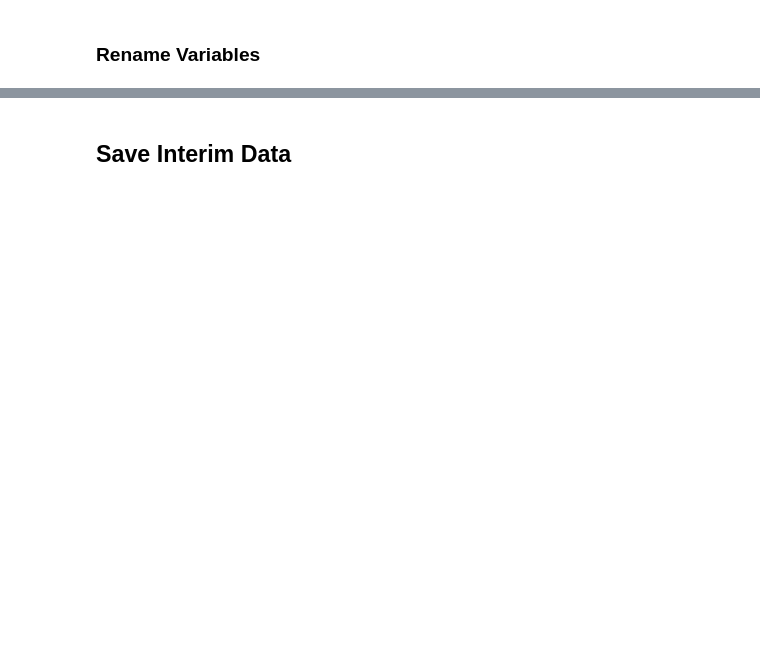
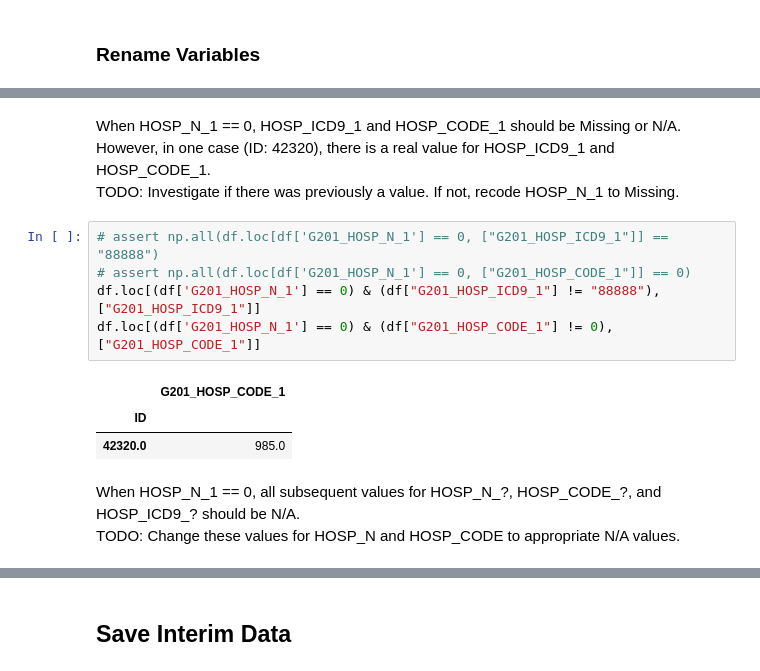
Before and after one commit to matt-humphrey/Injuries-and-Incidents, a Jupyter notebook: notebooks/g201.ipynb, the cells around one changed output, grey strips where cells are left out. Saved outputs shown, nothing was run; the diff lists cells and outputs as text; blank space fills up the shorter version.

```diff
--- a/notebooks/g201.ipynb
+++ b/notebooks/g201.ipynb
@@ -220,0 +378,16 @@ df = delete_variables(df, DELETE)
+# %% [markdown]
+When HOSP_N_1 == 0, HOSP_ICD9_1 and HOSP_CODE_1 should be Missing or N/A.
+However, in one case (ID: 42320), there is a real value for HOSP_ICD9_1 and HOSP_CODE_1.
+TODO: Investigate if there was previously a value. If not, recode HOSP_N_1 to Missing.
+# %%
+# assert np.all(df.loc[df['G201_HOSP_N_1'] == 0, ["G201_HOSP_ICD9_1"]] == "88888")
+# assert np.all(df.loc[df['G201_HOSP_N_1'] == 0, ["G201_HOSP_CODE_1"]] == 0)
+df.loc[(df['G201_HOSP_N_1'] == 0) & (df["G201_HOSP_ICD9_1"] != "88888"), ["G201_HOSP_ICD9_1"]]
+df.loc[(df['G201_HOSP_N_1'] == 0) & (df["G201_HOSP_CODE_1"] != 0), ["G201_HOSP_CODE_1"]]
+# %% [output]
+|  | G201_HOSP_CODE_1 |
+| ID |  |
+| 42320.0 | 985.0 |
+# %% [markdown]
+When HOSP_N_1 == 0, all subsequent values for HOSP_N_?, HOSP_CODE_?, and HOSP_ICD9_? should be N/A.
+TODO: Change these values for HOSP_N and HOSP_CODE to appropriate N/A values.
```
Also changed, not shown: parts of 50 cells of this notebook, 8 other files.
